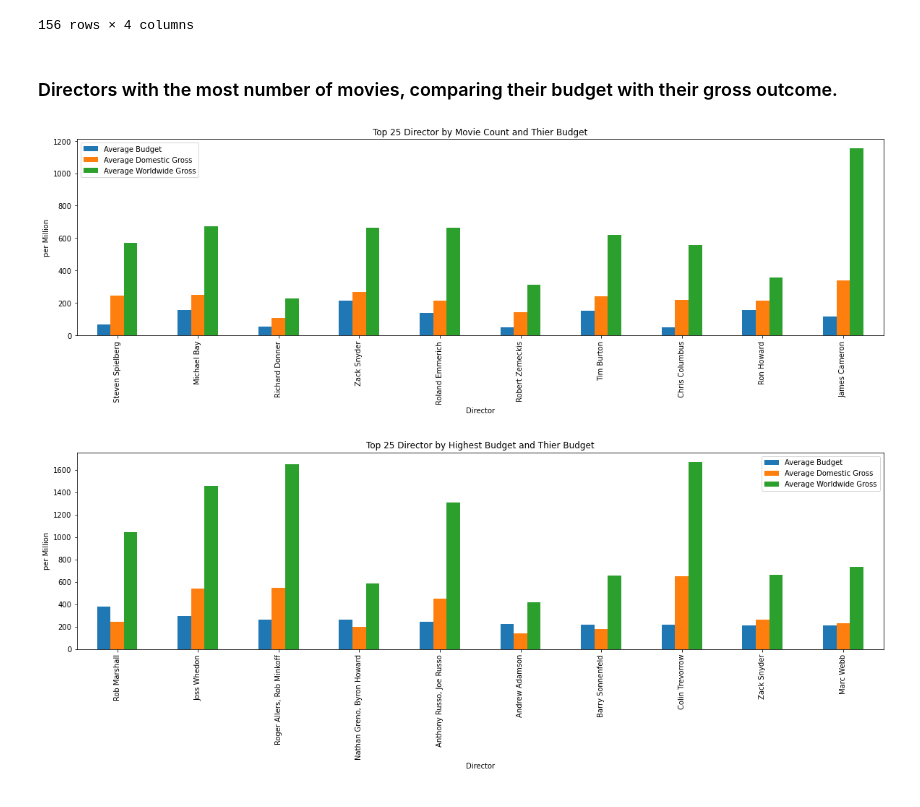
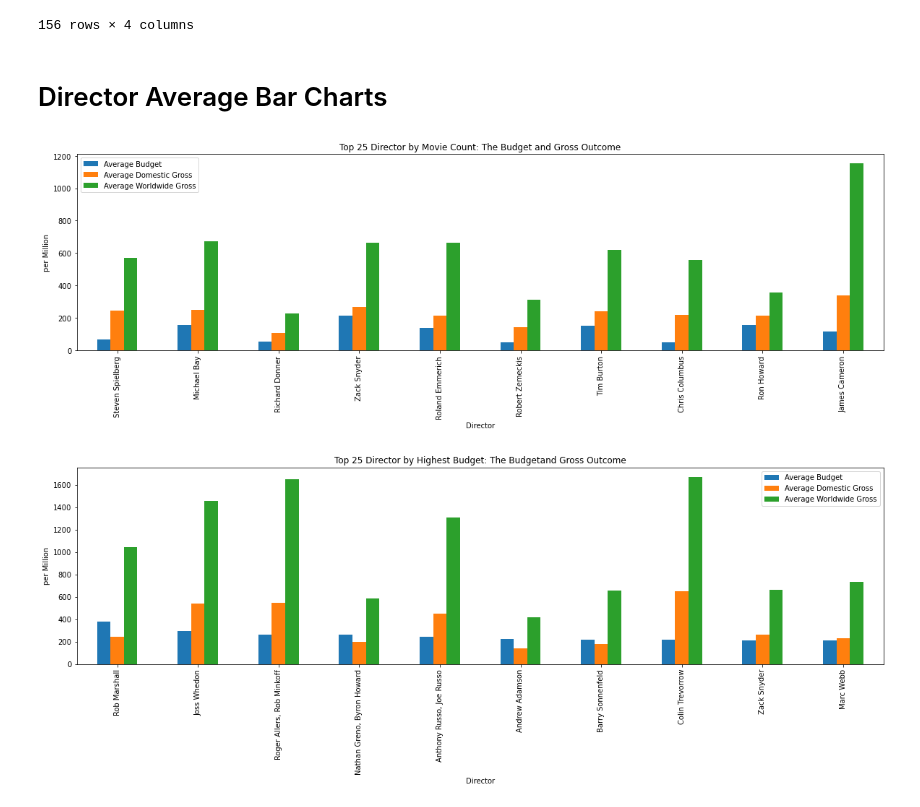
Before and after one commit to annied222/Project_1, a Jupyter notebook: directors.ipynb, the cells around one changed output. Saved outputs shown, nothing was run; the diff lists cells and outputs as text; code cells hidden in the pictures.

Commit message:
Adding final analysis for directors vs budget/Adding base ppt

```diff
--- a/directors.ipynb
+++ b/directors.ipynb
@@ -31,13 +58,23 @@ allmovies_df
 # %%
-#Creating a dataframe of directors, their budget, and gross for thier movies
-directormoviecount = allmovies_df.groupby(["Director"]).count()["Title"]
-directorbudget = allmovies_df.groupby(["Director"]).mean()[("Production Budget")]
-directordomestic = allmovies_df.groupby(["Director"]).mean()["Domestic Gross"]
-directorworldwide = allmovies_df.groupby(["Director"]).mean()["Worldwide Gross"]
-directors_df = pd.DataFrame({"Number of Movies":directormoviecount,
-                            "Average Budget": (directorbudget/1000000),
-                            "Average Domestic Gross": (directordomestic/1000000),
-                            "Average Worldwide Gross": (directorworldwide/1000000)})
-directors_df["Average Budget"] = directors_df["Average Budget"].astype(float)
-directors_df["Average Domestic Gross"] = directors_df["Average Domestic Gross"].astype(float)
-directors_df["Average Worldwide Gross"] = directors_df["Average Worldwide Gross"].astype(float)
+#Creating a dataframe of directors, total number of movies, their mean budget, and mean gross outcome for them based on the dataset provided above
+
+#Grouping by director
+##Finding the number of movies each director in the data has made
+moviecount = allmovies_df.groupby(["Director"]).count()[("Title")]
+#finding averages for each director
+avgbudget = allmovies_df.groupby(["Director"]).mean()[("Production Budget")]
+avgdomestic = allmovies_df.groupby(["Director"]).mean()["Domestic Gross"]
+avgworldwide = allmovies_df.groupby(["Director"]).mean()["Worldwide Gross"]
+
+#Dataframe created based on groupby and converting millions to 0.0 million
+avgdirectors_df = pd.DataFrame({"Number of Movies":moviecount,
+                            "Average Budget": (avgbudget),
+                            "Average Domestic Gross": (avgdomestic),
+                            "Average Worldwide Gross": (avgworldwide)})
+
+#Ensuring data type stays as float
+avgdirectors_df["Average Budget"] = avgdirectors_df["Average Budget"].astype(float)
+avgdirectors_df["Average Domestic Gross"] = avgdirectors_df["Average Domestic Gross"].astype(float)
+avgdirectors_df["Average Worldwide Gross"] = avgdirectors_df["Average Worldwide Gross"].astype(float)
+
+avgdirectors_df
@@ -44,6 +96,7 @@ directors_df["Average Worldwide Gross"] = directors_df["Average Worldwide Gross"
 # %%
 #Dataframe of top directors based on the number of movies that they made
-moviedirect_df = directors_df.sort_values("Number of Movies", ascending=False)
+moviedirect_df = avgdirectors_df.sort_values("Number of Movies", ascending=False)
+moviedirect_df.to_csv("datacreatedcsv/moviecountdirector.csv", index_label="Movie ID")
 moviedirect10_df = moviedirect_df.head(10)
 moviedirect_df
 # %% [output]
@@ -81,17 +135,19 @@ budgdirect_df
 | Woody Allen | 1 | 4.00 | 38.25 | 38.25 |
 | Peter Cattaneo | 1 | 3.50 | 45.95 | 261.25 |
 156 rows × 4 columns
-# %% [markdown]
-### Directors with the most number of movies, comparing their budget with their gross outcome.
+# %% [markdown]
+# Director Average Bar Charts
 # %%
+#Bar Chart showing top ten directors by movie count, and their average budget to gross outcome
 moviedirect10_df = moviedirect10_df.drop(["Number of Movies"], axis=1, inplace = False)
 moviecountbar = moviedirect10_df.plot.bar(xlabel="Director", ylabel="per Million",
-            title = "Top 25 Director by Movie Count and Thier Budget", figsize=(20,5))
+            title = "Top 25 Director by Movie Count: The Budget and Gross Outcome", figsize=(20,5))
 # %% [output]
-[figure, old version]
+[figure, new version]
 # %%
+#Bar Chart showing top ten directors by average budget, and showing their average budget to gross outcome
 budgdirect10_df = budgdirect10_df.drop(["Number of Movies"], axis=1, inplace = False)
 budgetbar = budgdirect10_df.plot.bar(xlabel="Director", ylabel="per Million",
-            title = "Top 25 Director by Highest Budget and Thier Budget", figsize=(20,5))
+            title = "Top 25 Director by Highest Budget: The Budgetand Gross Outcome", figsize=(20,5))
 # %% [output]
-[figure, old version]
+[figure, new version]
```
Also changed, not shown: parts of 15 cells of this notebook, 8 other files.
